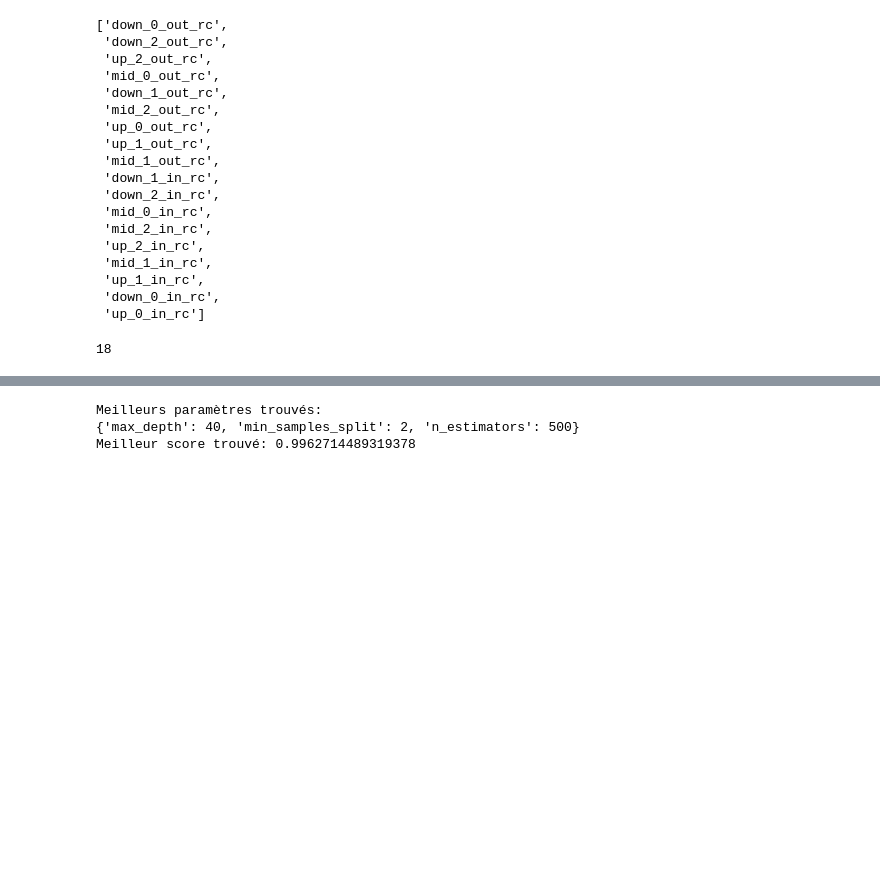
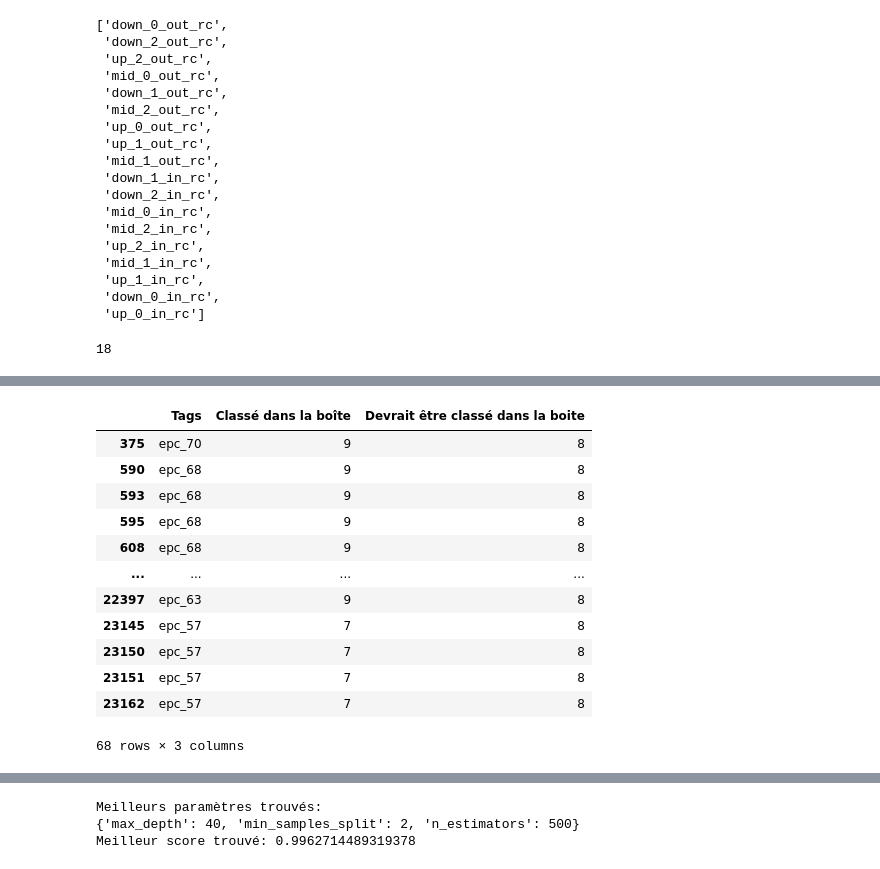
Before and after one commit to ADEBIKPE/Projet_Machine_Learning_RFID, a Jupyter notebook: Machine_Learning/MLRFID_Projet_S8_Model_preprocessing.ipynb, the cells around one changed output, grey strips where cells are left out. Saved outputs shown, nothing was run; the diff lists cells and outputs as text; code cells hidden in the pictures; blank space fills up the shorter version.

Commit message:
Détails de classement et temps d'exécution ajoutés pour chaque méthode de ML

```diff
--- a/Machine_Learning/MLRFID_Projet_S8_Model_preprocessing.ipynb
+++ b/Machine_Learning/MLRFID_Projet_S8_Model_preprocessing.ipynb
@@ -709,0 +715,3 @@ cm = confusion_matrix(y, y_pred)
+# %%
+faux_inside = [i for i in range(len(y)) if y_pred[i] == 'inside' and y[i] == 'outside']
+faux_outside = [i for i in range(len(y)) if y_pred[i] == 'outside' and y[i] == 'inside']
@@ -709,0 +738,50 @@ cm = confusion_matrix(y, y_pred)
+# %%
+import pandas as pd
+
+# Nom de la colonne que vous souhaitez extraire
+column_names = ['Epc','reflist_run_id','refListId_actual']  # Remplacez 'nom_de_la_colonne' par le nom de la colonne que vous souhaitez extraire
+for colonne in column_names :
+
+        # Obtenir l'indice de la colonne à partir de son nom
+    column_index = pd.Index(ds.columns).get_loc(colonne)
+    if colonne=='Epc':
+        # Extraire les colonnes spécifiques de x_train associées à chaque type
+
+        false_inside_column = ds.iloc[faux_inside, column_index]
+        false_outside_column =ds.iloc[faux_outside, column_index]
+    elif colonne == 'reflist_run_id':
+        # Obtenir l'indice de la colonne à partir de son nom
+
+
+        # Extraire les colonnes spécifiques de x_train associées à chaque type
+
+        false_inside_column1 =[elem.split('_')[0] for elem in ds.iloc[faux_inside,  column_index]]
+        false_outside_column1 =[elem.split('_')[0] for elem in ds.iloc[faux_outside,  column_index]]
+
+    else:
+        false_inside_column2 = ds.iloc[faux_inside, column_index]
+        false_outside_column2=ds.iloc[faux_outside, column_index]
+
+
+
+#false_inside_column = [ds[i, column_index] for i in faux_inside]
+#false_outside_column= [ds[i, column_index] for i in faux_outside]
+# Maintenant, vous avez accès à la colonne spécifique de x_train associée à chaque type de prédiction.
+# %%
+details_faux_inside = pd.DataFrame({'Tags':  false_inside_column, 'Classé dans la boîte ':  false_inside_column1, 'Devrait être classé dans la boite':  false_inside_column2})
+# %%
+details_faux_inside
+# %% [output]
+|  | Tags | Classé dans la boîte | Devrait être classé dans la boite |
+| 375 | epc_70 | 9 | 8 |
+| 590 | epc_68 | 9 | 8 |
+| 593 | epc_68 | 9 | 8 |
+| 595 | epc_68 | 9 | 8 |
+| 608 | epc_68 | 9 | 8 |
+| ... | ... | ... | ... |
+| 22397 | epc_63 | 9 | 8 |
+| 23145 | epc_57 | 7 | 8 |
+| 23150 | epc_57 | 7 | 8 |
+| 23151 | epc_57 | 7 | 8 |
+| 23162 | epc_57 | 7 | 8 |
+68 rows × 3 columns
```
Also changed, not shown: parts of 8 cells of this notebook, 6 other files.
